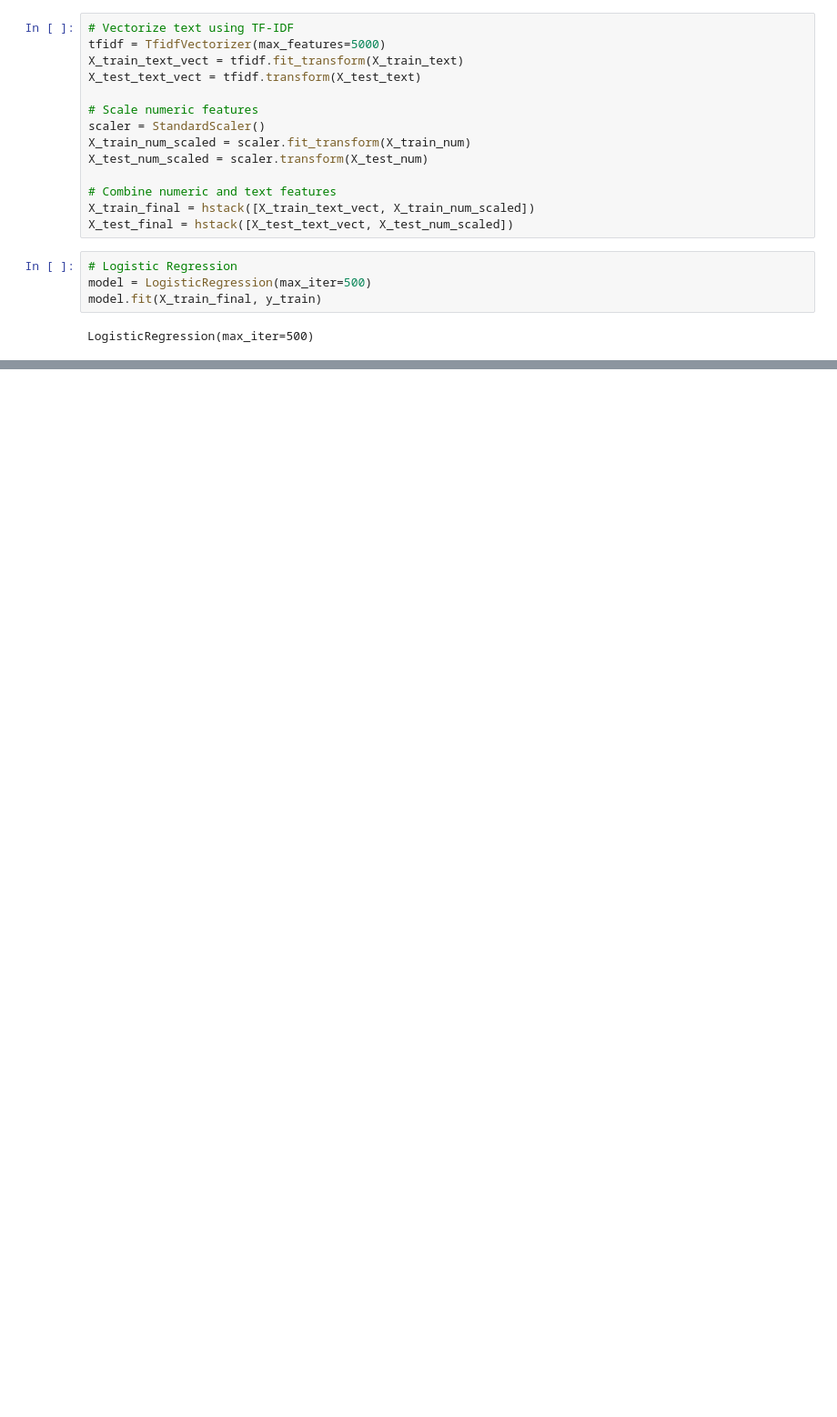
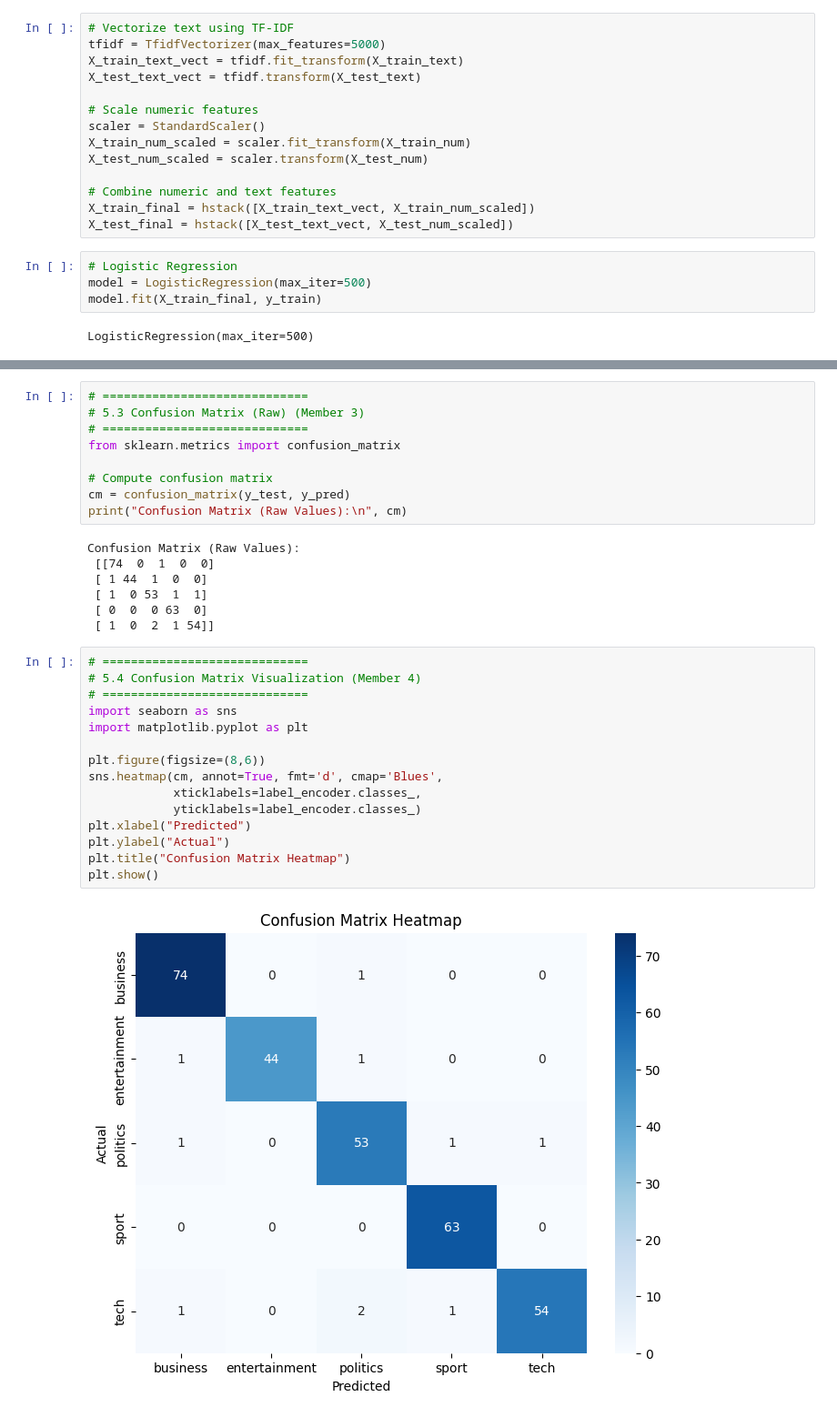
Before and after one commit to luckysiabula-bit/classification_of_domain-subject_area_reference., a Jupyter notebook: classification_of_domain_subject_area_reference.ipynb, the cells around one changed output, grey strips where cells are left out. Shown at 91% size. Cells and saved outputs as stored; diff of their text form; blank space fills up the shorter version.

```diff
--- a/classification_of_domain_subject_area_reference.ipynb
+++ b/classification_of_domain_subject_area_reference.ipynb
@@ -439,0 +457,33 @@ weighted avg       0.97      0.97      0.97       298
+# %%
+# =============================
+# 5.3 Confusion Matrix (Raw) (Member 3)
+# =============================
+from sklearn.metrics import confusion_matrix
+
+# Compute confusion matrix
+cm = confusion_matrix(y_test, y_pred)
+print("Confusion Matrix (Raw Values):\n", cm)
+# %% [output]
+Confusion Matrix (Raw Values):
+ [[74  0  1  0  0]
+ [ 1 44  1  0  0]
+ [ 1  0 53  1  1]
+ [ 0  0  0 63  0]
+ [ 1  0  2  1 54]]
+# %%
+# =============================
+# 5.4 Confusion Matrix Visualization (Member 4)
+# =============================
+import seaborn as sns
+import matplotlib.pyplot as plt
+
+plt.figure(figsize=(8,6))
+sns.heatmap(cm, annot=True, fmt='d', cmap='Blues',
+            xticklabels=label_encoder.classes_,
+            yticklabels=label_encoder.classes_)
+plt.xlabel("Predicted")
+plt.ylabel("Actual")
+plt.title("Confusion Matrix Heatmap")
+plt.show()
+# %% [output]
+[figure, added]
```
Also changed, not shown: parts of 12 cells of this notebook.
